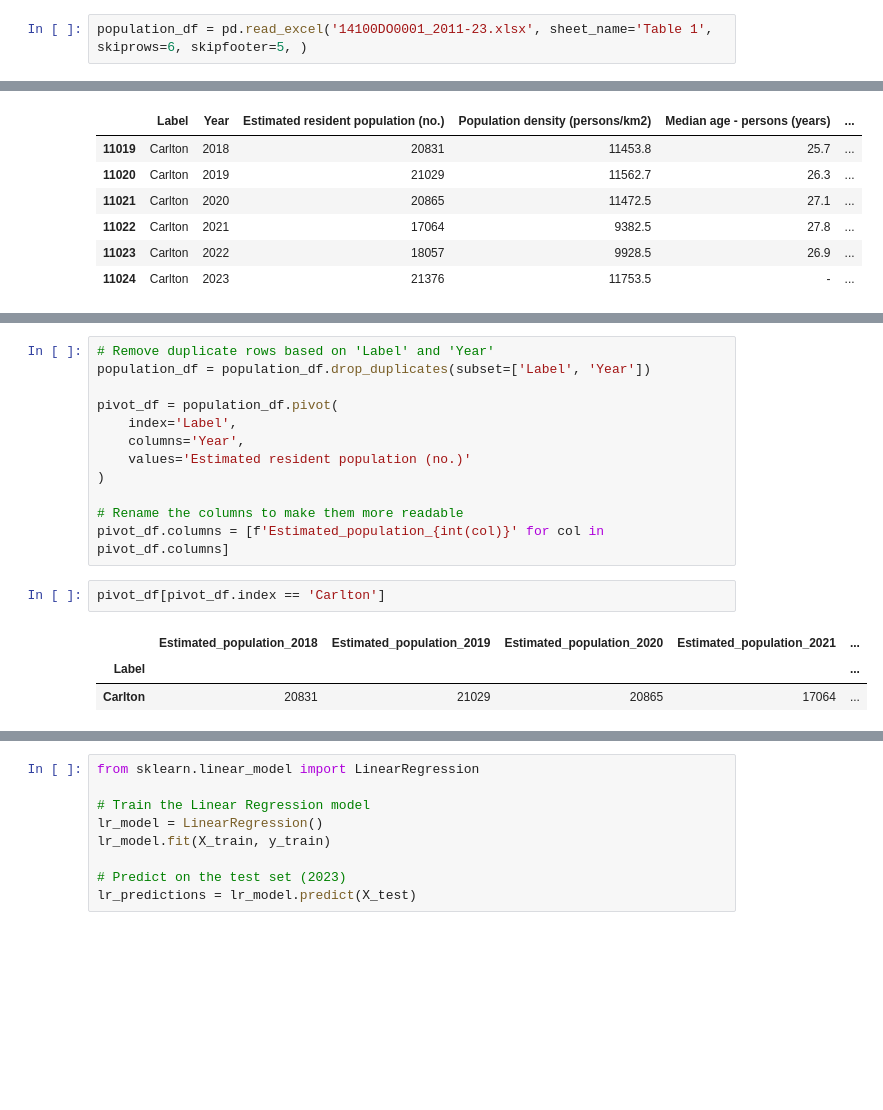
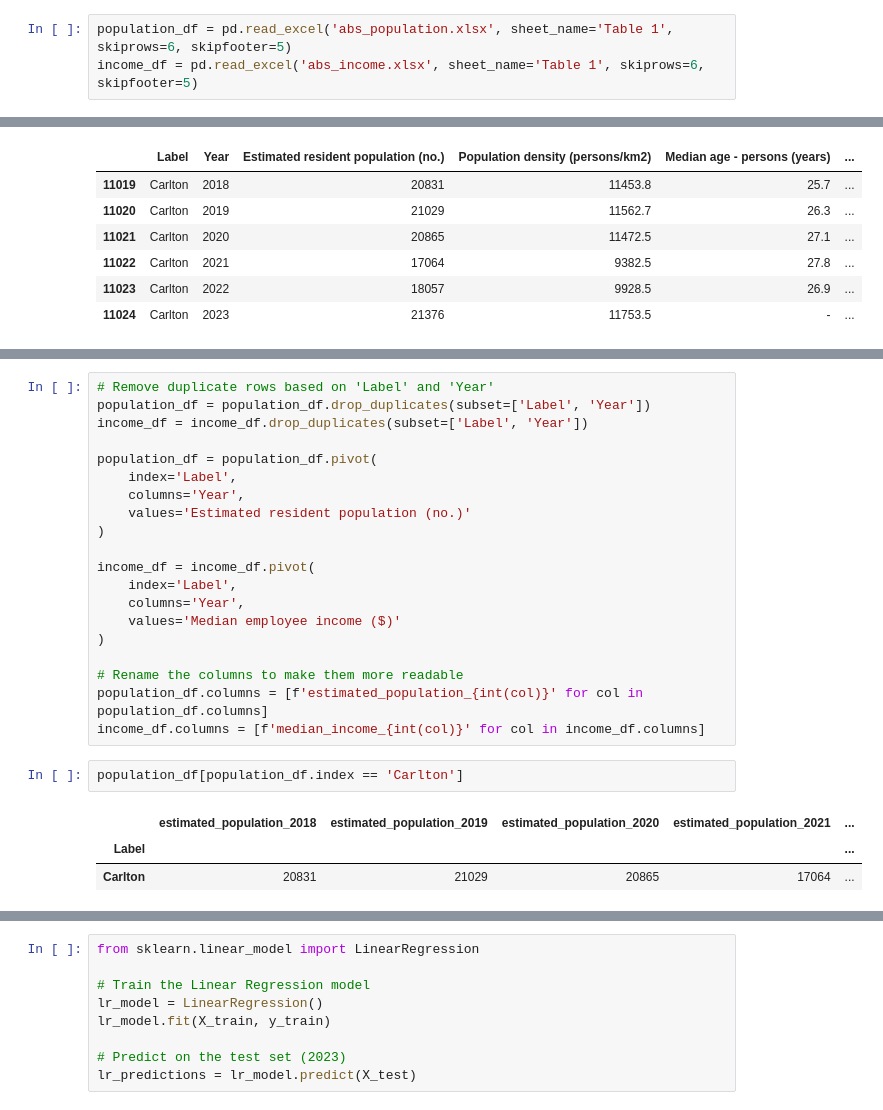
Before and after one commit to MAST30034-AppliedDataScience/project-2-group-real-estate-hexosergeantchelelebratebonitz, a Jupyter notebook: notebooks/Aarav/growth_rate.ipynb, the cells around one changed output, grey strips where cells are left out. Drawn from its saved outputs; the diff is of its cells as text; blank space fills up the shorter version.

```diff
--- a/notebooks/Aarav/growth_rate.ipynb
+++ b/notebooks/Aarav/growth_rate.ipynb
@@ -2,7 +2,8 @@
 import pandas as pd
 import json
 # %%
-population_df = pd.read_excel('14100DO0001_2011-23.xlsx', sheet_name='Table 1', skiprows=6, skipfooter=5, )
+population_df = pd.read_excel('abs_population.xlsx', sheet_name='Table 1', skiprows=6, skipfooter=5)
+income_df = pd.read_excel('abs_income.xlsx', sheet_name='Table 1', skiprows=6, skipfooter=5)
 # %%
 with open('../../data/landing/postcode_mapping.json') as f:
     postcode_mapping = json.load(f)
@@ -34,18 +55,26 @@ population_df[population_df['Label'] == 'Carlton']
 # %%
 # Remove duplicate rows based on 'Label' and 'Year'
 population_df = population_df.drop_duplicates(subset=['Label', 'Year'])
+income_df = income_df.drop_duplicates(subset=['Label', 'Year'])
 
-pivot_df = population_df.pivot(
+population_df = population_df.pivot(
     index='Label',
     columns='Year',
     values='Estimated resident population (no.)'
 )
 
+income_df = income_df.pivot(
+    index='Label',
+    columns='Year',
+    values='Median employee income ($)'
+)
+
 # Rename the columns to make them more readable
-pivot_df.columns = [f'Estimated_population_{int(col)}' for col in pivot_df.columns]
+population_df.columns = [f'estimated_population_{int(col)}' for col in population_df.columns]
+income_df.columns = [f'median_income_{int(col)}' for col in income_df.columns]
 # %%
-pivot_df[pivot_df.index == 'Carlton']
+population_df[population_df.index == 'Carlton']
 # %% [output]
-|  | Estimated_population_2018 | Estimated_population_2019 | Estimated_population_2020 | Estimated_population_2021 | ... |
+|  | estimated_population_2018 | estimated_population_2019 | estimated_population_2020 | estimated_population_2021 | ... |
 | Label |  |  |  |  | ... |
 | Carlton | 20831 | 21029 | 20865 | 17064 | ... |
```
Also changed, not shown: parts of 12 cells of this notebook, 13 other files.
